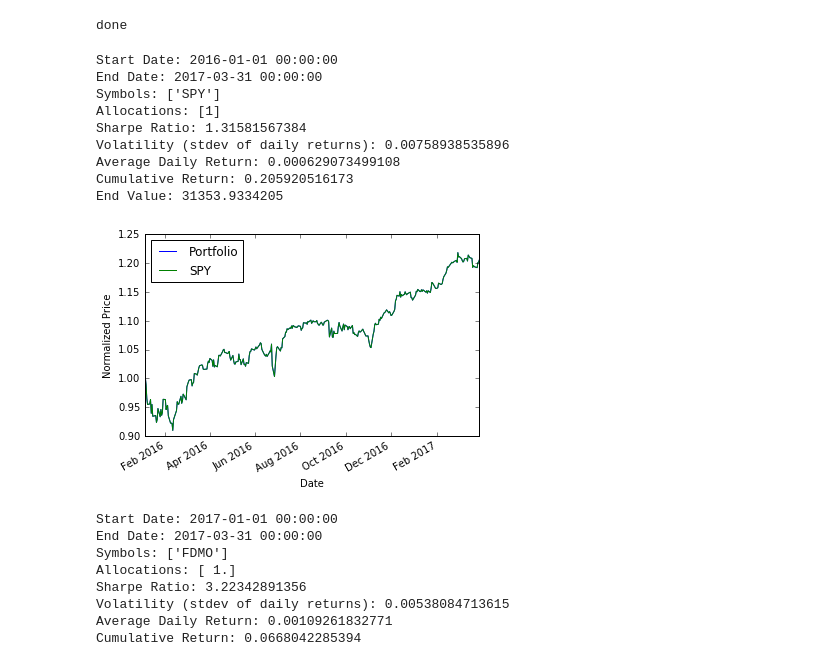
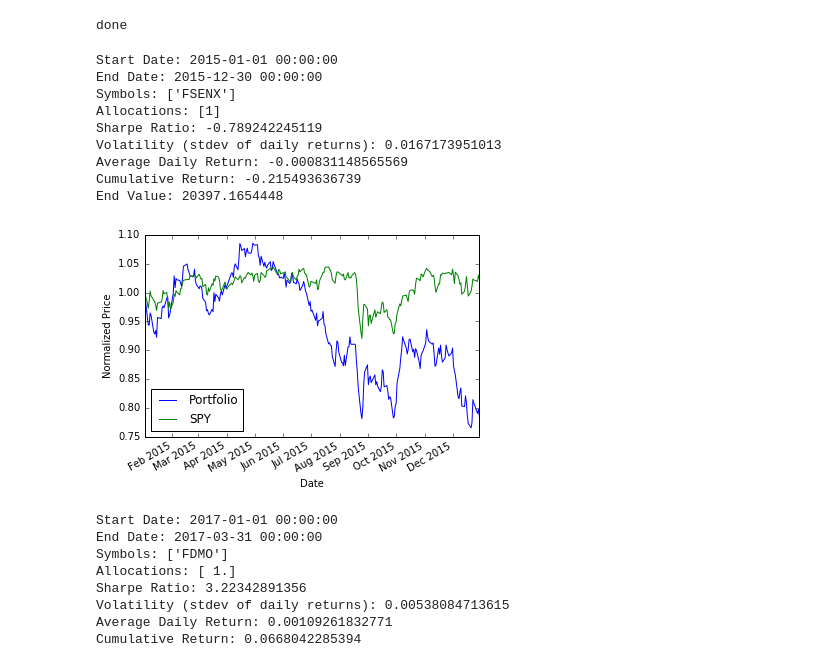
Before and after one commit to blhughes/ML4T, a Jupyter notebook: analysis.ipynb, the cells around one changed output. Drawn from its saved outputs; the diff is of its cells as text; code cells hidden in the pictures.

```diff
--- a/analysis.ipynb
+++ b/analysis.ipynb
@@ -17,42 +17,42 @@ done
 # %%
 reload(analysis)
 
-symbols =  ['SPY']
-start_date = dt.datetime(2016,1,1)
-end_date = dt.datetime(2017,3,31)
+symbols =  ['FSENX']
+start_date = dt.datetime(2015,1,1)
+end_date = dt.datetime(2015,12,30)
 allocations =[  1]
 start_val = 26000
 risk_free_rate = 0.0
 sample_freq = 252
 
     # Assess the portfolio
 cr, adr, sddr, sr, ev = analysis.assess_portfolio(sd = start_date, ed = end_date,\
     syms = symbols, \
     allocs = allocations,\
     sv = start_val, \
     gen_plot = True)
 
 # Print statistics
 print "Start Date:", start_date
 print "End Date:", end_date
 print "Symbols:", symbols
 print "Allocations:", allocations
 print "Sharpe Ratio:", sr
 print "Volatility (stdev of daily returns):", sddr
 print "Average Daily Return:", adr
 print "Cumulative Return:", cr
 print "End Value:", ev
 # %% [output]
-Start Date: 2016-01-01 00:00:00
-End Date: 2017-03-31 00:00:00
-Symbols: ['SPY']
+Start Date: 2015-01-01 00:00:00
+End Date: 2015-12-30 00:00:00
+Symbols: ['FSENX']
 Allocations: [1]
-Sharpe Ratio: 1.31581567384
-Volatility (stdev of daily returns): 0.00758938535896
-Average Daily Return: 0.000629073499108
-Cumulative Return: 0.205920516173
-End Value: 31353.9334205
+Sharpe Ratio: -0.789242245119
+Volatility (stdev of daily returns): 0.0167173951013
+Average Daily Return: -0.000831148565569
+Cumulative Return: -0.215493636739
+End Value: 20397.1654448
-[figure, old version]
+[figure, new version]
 # %%
 import analysis
 reload(analysis)
```
Also changed, not shown: parts of 1 cell of this notebook, 1 other file.
